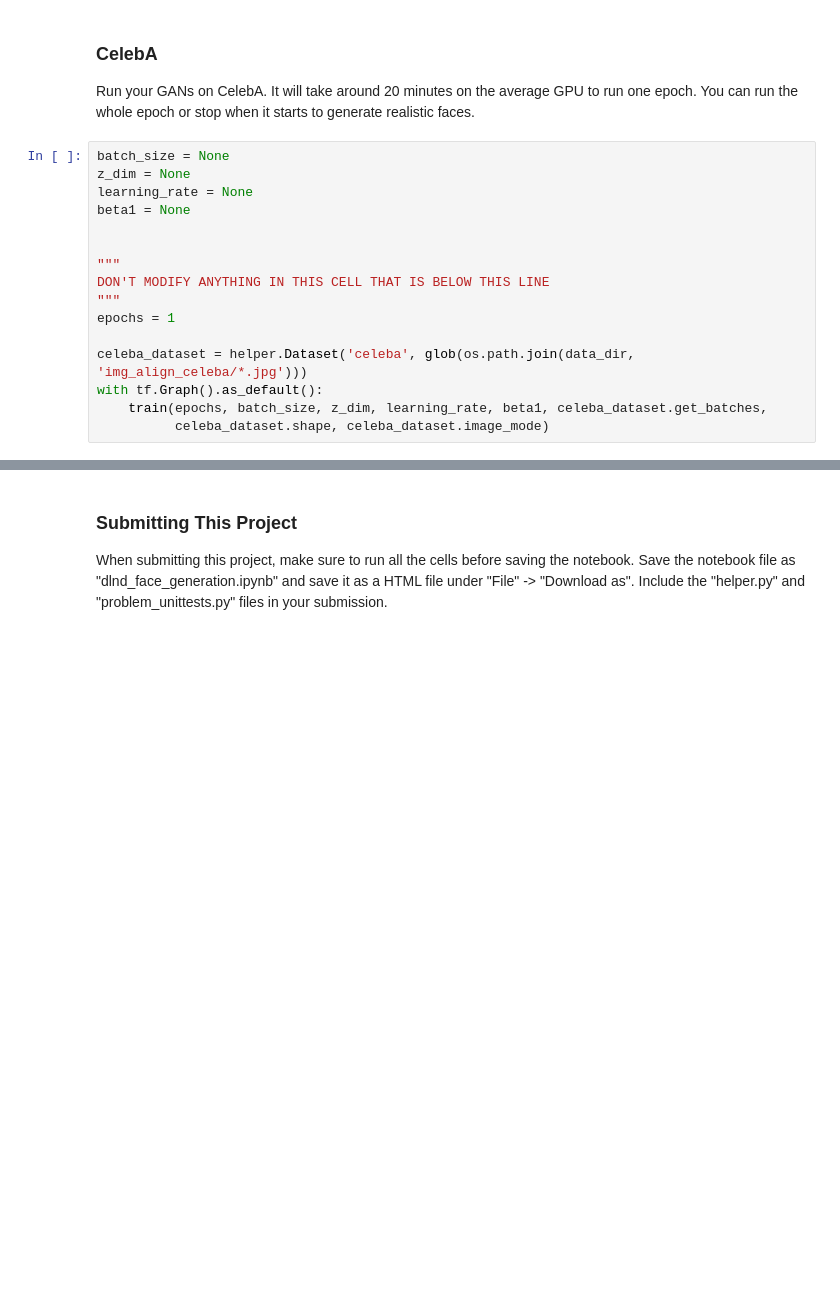
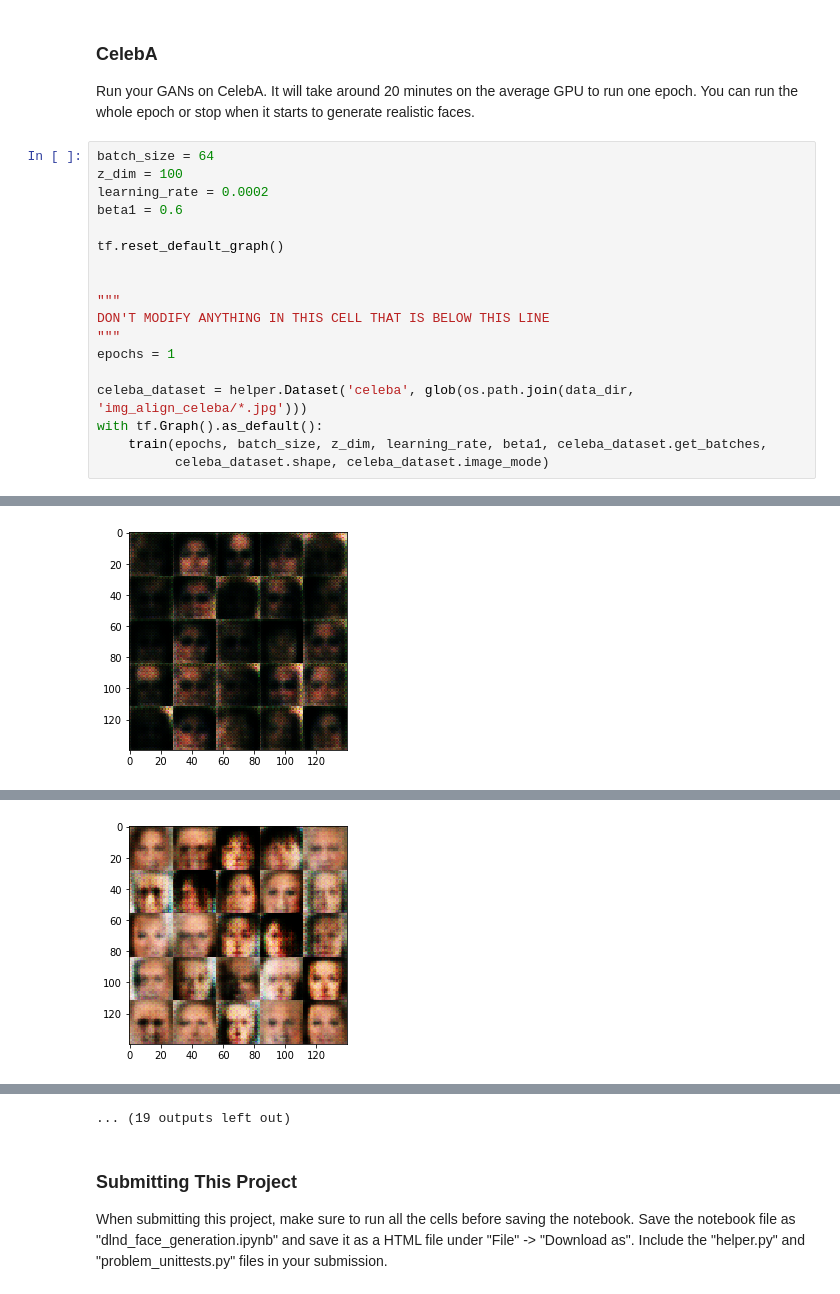
Before and after one commit to nathanlindorff/dlnd-project5, a Jupyter notebook: dlnd_face_generation.ipynb, the cells around one changed output, grey strips where cells are left out. Saved outputs shown, nothing was run; the diff lists cells and outputs as text; blank space fills up the shorter version.

```diff
--- a/dlnd_face_generation.ipynb
+++ b/dlnd_face_generation.ipynb
@@ -284,10 +476,12 @@ with tf.Graph().as_default():
 ### CelebA
 Run your GANs on CelebA.  It will take around 20 minutes on the average GPU to run one epoch.  You can run the whole epoch or stop when it starts to generate realistic faces.
 # %%
-batch_size = None
-z_dim = None
-learning_rate = None
-beta1 = None
+batch_size = 64
+z_dim = 100
+learning_rate = 0.0002
+beta1 = 0.6
+
+tf.reset_default_graph()
 
 
 """
@@ -299,3 +493,4 @@ celeba_dataset = helper.Dataset('celeba', glob(os.path.join(data_dir, 'img_align
 with tf.Graph().as_default():
     train(epochs, batch_size, z_dim, learning_rate, beta1, celeba_dataset.get_batches,
           celeba_dataset.shape, celeba_dataset.image_mode)
+# %% [output]
@@ -301,0 +507 @@ with tf.Graph().as_default():
+[figure, added]
@@ -301,0 +518 @@ with tf.Graph().as_default():
+[figure, added]
@@ -302,3 +563,4 @@ with tf.Graph().as_default():
+... (19 outputs left out)
 # %% [markdown]
 ### Submitting This Project
 When submitting this project, make sure to run all the cells before saving the notebook. Save the notebook file as "dlnd_face_generation.ipynb" and save it as a HTML file under "File" -> "Download as". Include the "helper.py" and "problem_unittests.py" files in your submission.
```
Also changed, not shown: parts of 14 cells of this notebook.
